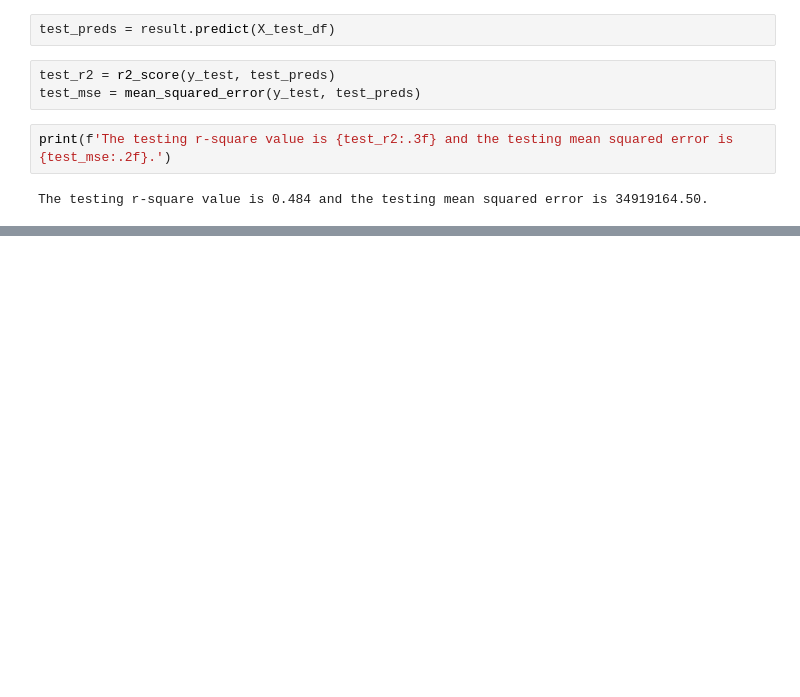
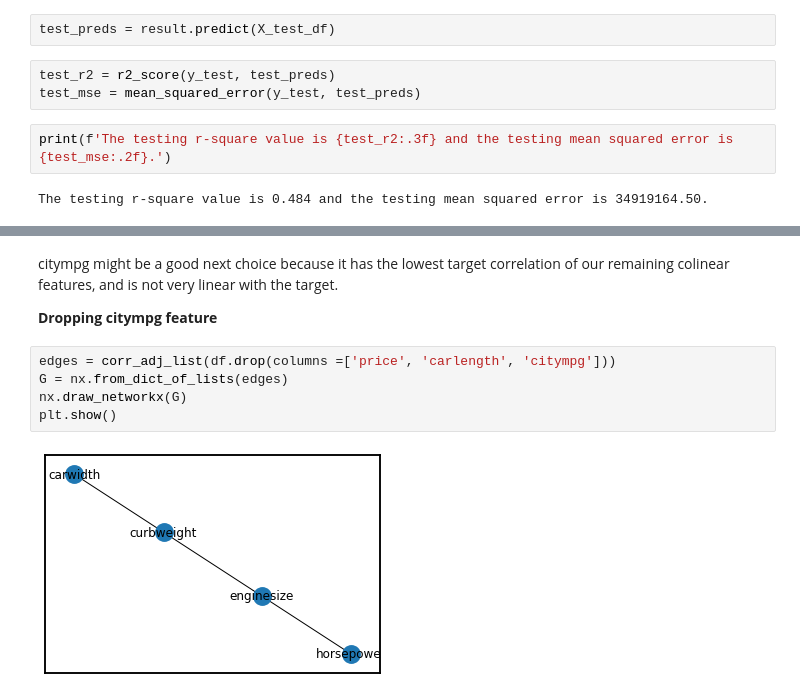
Before and after one commit to adeviney/data-enrichment-project, a Jupyter notebook: Car Price Prediction (statsmodels)/Prediction of Car Price (StatsModels).ipynb, the cells around one changed output, grey strips where cells are left out. Cells and saved outputs as stored; diff of their text form; blank space fills up the shorter version.

```diff
--- a/Car Price Prediction (statsmodels)/Prediction of Car Price (StatsModels).ipynb
+++ b/Car Price Prediction (statsmodels)/Prediction of Car Price (StatsModels).ipynb
@@ -499,0 +479,11 @@ sns.pairplot(df, y_vars='price',kind='reg',x_vars=candidates[4:],
+# %% [markdown]
+citympg might be a good next choice because it has the lowest target correlation of our remaining colinear features, and is not very linear with the target.
+
+**Dropping citympg feature**
+# %%
+edges = corr_adj_list(df.drop(columns =['price', 'carlength', 'citympg']))
+G = nx.from_dict_of_lists(edges)
+nx.draw_networkx(G)
+plt.show()
+# %% [output]
+[figure, added]
```
Also changed, not shown: parts of 109 cells of this notebook.
